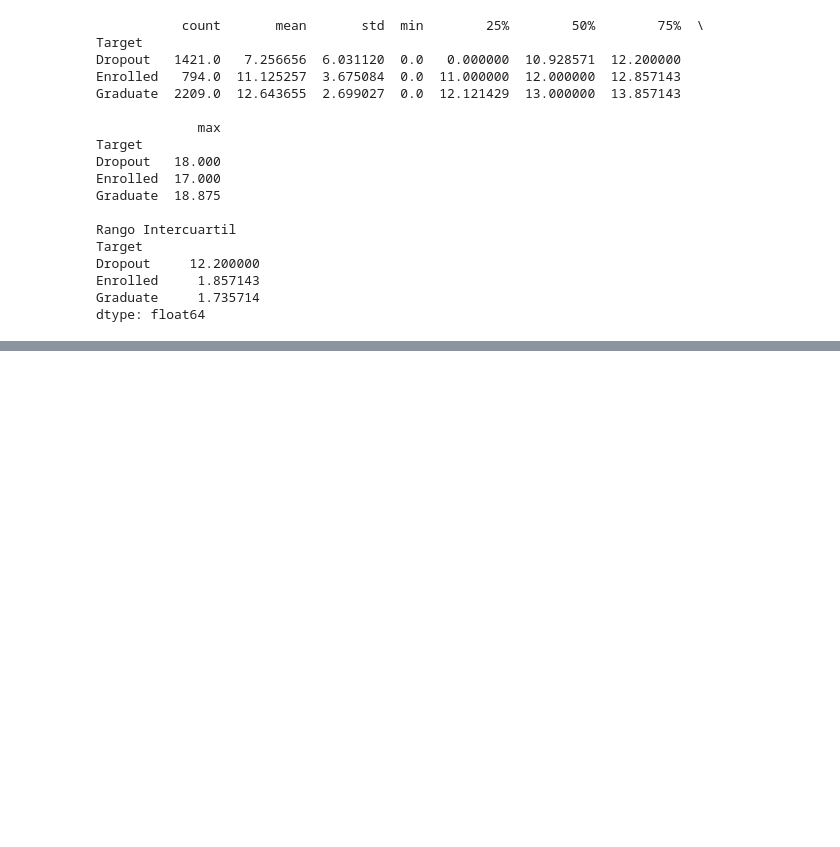
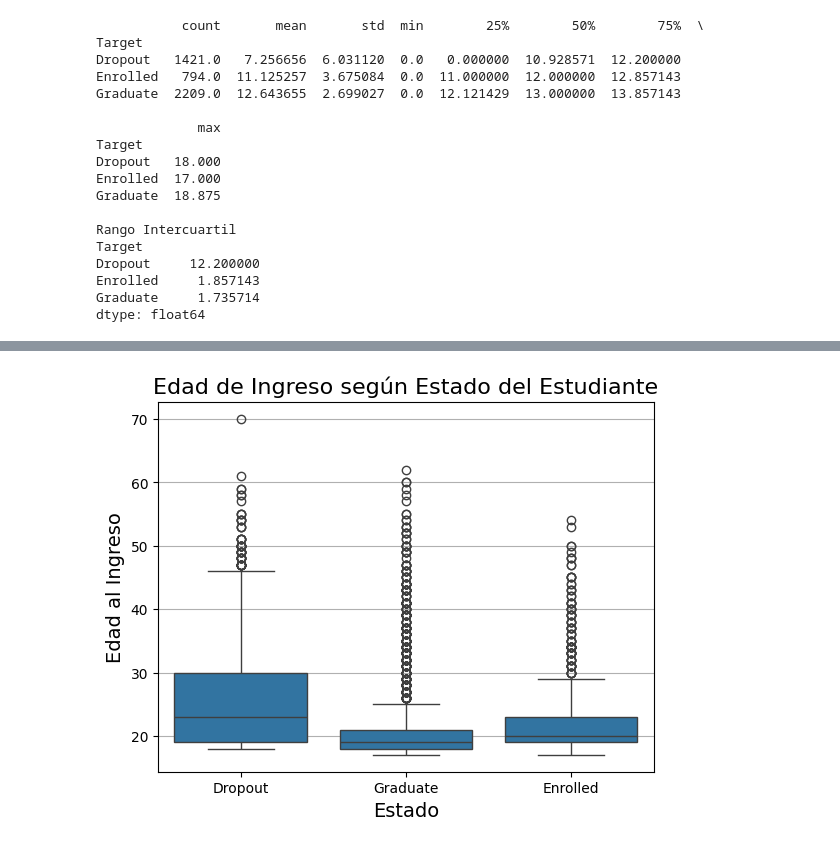
Before and after one commit to SKEIILATT/ProyectoLP_2P, a Jupyter notebook: backend-python/analisis_abandono.ipynb, the cells around one changed output, grey strips where cells are left out. Cells and saved outputs as stored; diff of their text form; code cells hidden in the pictures; blank space fills up the shorter version.

```diff
--- a/backend-python/analisis_abandono.ipynb
+++ b/backend-python/analisis_abandono.ipynb
@@ -132,0 +390,10 @@ Los resultados evidencian diferencias significativas en el rendimiento académic
+# %%
+# Gráfico 8: Edad al Ingreso vs Abandono
+sns.boxplot(data=df, x='Target', y='Age at enrollment')
+plt.title("Edad de Ingreso según Estado del Estudiante", fontsize=16)
+plt.xlabel("Estado", fontsize=14)
+plt.ylabel("Edad al Ingreso", fontsize=14)
+plt.grid(axis='y')
+plt.show()
+# %% [output]
+[figure, added]
```
Also changed, not shown: parts of 29 cells of this notebook, 1 other file.
